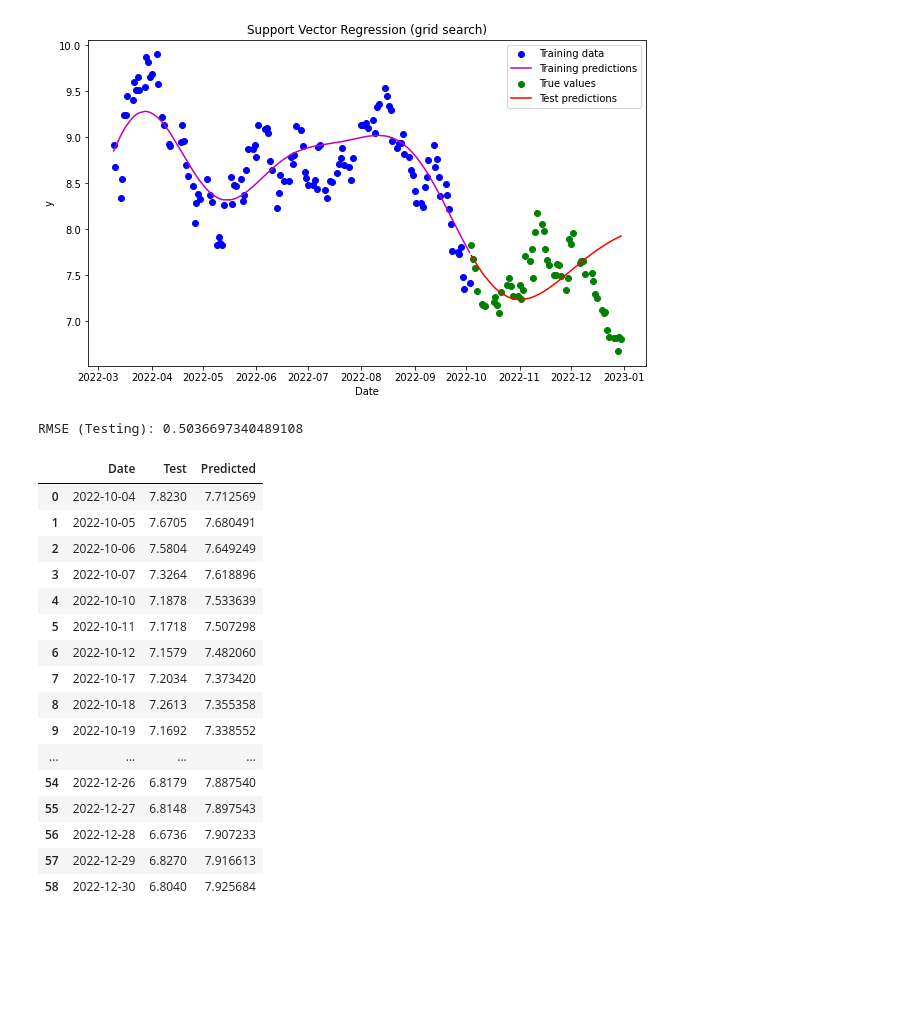
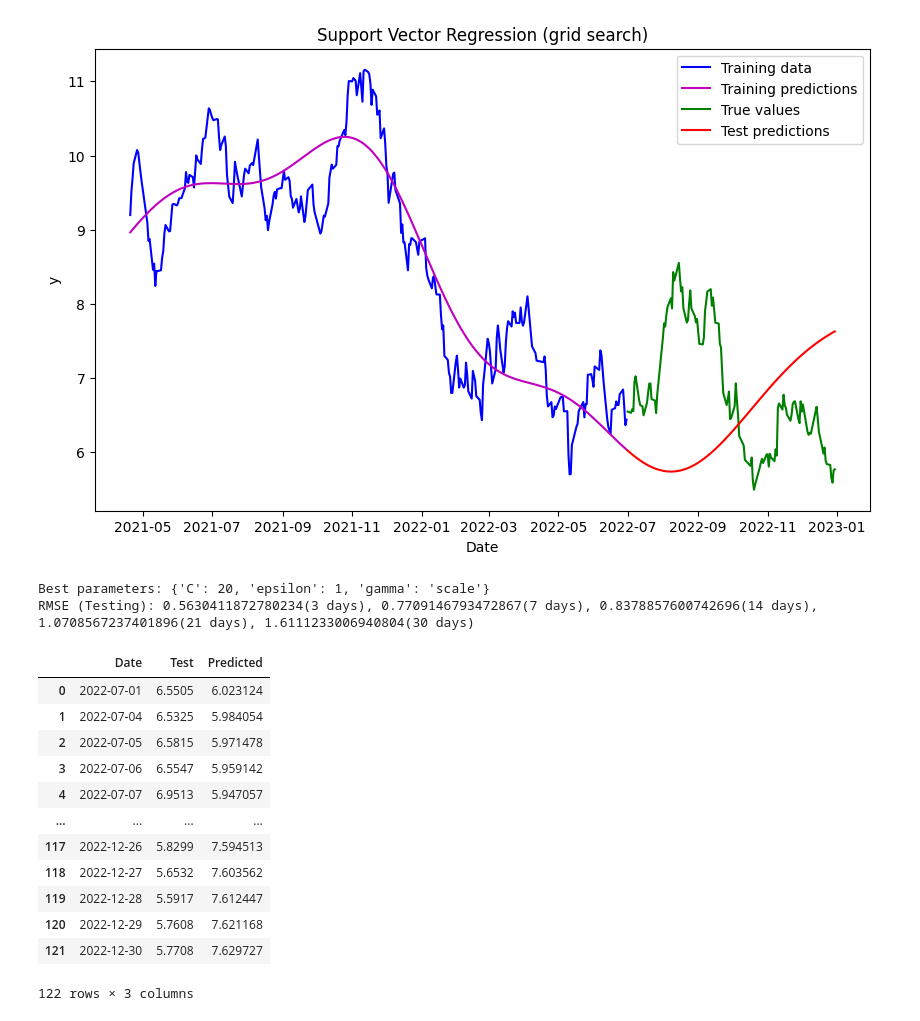
Before and after one commit to taro54071/Finance-Made-Easy-Personalized-Planner, a Jupyter notebook: Python_script/ML Test/SVR.ipynb, the cells around one changed output. Drawn from its saved outputs; the diff is of its cells as text; code cells hidden in the pictures; blank space fills up the shorter version.

```diff
--- a/Python_script/ML Test/SVR.ipynb
+++ b/Python_script/ML Test/SVR.ipynb
@@ -3,12 +3,12 @@ import pandas as pd
 import numpy as np
 from sklearn.svm import SVR
 import matplotlib.pyplot as plt
-from datetime import datetime, date
+from datetime import datetime, date, timedelta
 from sklearn.metrics import mean_squared_error, r2_score, explained_variance_score
 
-path = ''
-file = 'M0017_2565_SSF.csv'
-df = pd.read_csv(f'{path}{file}')
+path = 'C:/Users/Thunyavut/Desktop/Finance-Made-Easy-Personalized-Planner/Python_script/ssf_nav_data'
+file = 'M0152_2564_SSF.csv'
+df = pd.read_csv(f'{path}/{file}')
 df
 # %% [output]
 |  | nav_date | net_asset | last_val | sell_price | buy_price | sell_swap_price | buy_swap_price |
@@ -27,7 +27,8 @@ df
 # %%
 df['nav_date'] = pd.to_datetime(df['nav_date'], format = '%Y-%m-%d')
 # %%
-start_date = datetime(2015, 2, 13)
+from sklearn.model_selection import GridSearchCV
+start_date = datetime(2022, 3, 10)
 timestamps = df['nav_date']
 X = np.array([(t - start_date).days for t in timestamps]).reshape(-1, 1)
 y = np.array(df['last_val']).reshape(-1, 1)
@@ -39,6 +40,7 @@ y_train, y_test = y[:train_size], y[train_size:]
 
 y_train = y_train.ravel()
 y_test = y_test.ravel()
+
 
 # Create and train the SVR model
 svr = SVR(kernel='rbf', gamma='scale')
@@ -54,9 +56,9 @@ dates_test = [start_date + timedelta(days=int(x)) for x in X_test]
 
 # Plot the results
 plt.figure(figsize=(10, 6))
-plt.scatter(dates_train, y_train, color='b', label='Training data')
+plt.plot(dates_train, y_train, color='b', label='Training data')
 plt.plot(dates_train, y_train_pred, color='m', label='Training predictions')
-plt.scatter(dates_test, y_test, color='g', label='True values')
+plt.plot(dates_test, y_test, color='g', label='True values')
 plt.plot(dates_test, y_test_pred, color='r', label='Test predictions')
 plt.xlabel('Date')
 plt.ylabel('y')
@@ -75,9 +77,9 @@ rmse_test = np.sqrt(mse_test)
     #r2_test = r2_score(y_test, y_test_pred)
 
 # Print the best parameters from grid search
-    #print("Best parameters:", grid_search.best_params_)
+#print("Best parameters:", grid_search.best_params_)
     #print("RMSE (Training):", rmse_train)
-print("RMSE (Testing):", rmse_test)
+print("RMSE (Default Testing):", rmse_test)
     #print("Explained Variance (Training):", ev_train)
     #print("Explained Variance (Testing):", ev_test)
     #print("R-squared (Training):", r2_train)
@@ -111,66 +109,72 @@ from sklearn.model_selection import GridSearchCV
 
 # Define the parameter grid for grid search
 param_grid = {
-    'C': [0.05, 0.1, 1, 10],
-    'epsilon': [0.01, 0.1, 0.5],
+    'C': [0.05, 0.1, 0.5, 1, 5, 10, 15, 20, 25, 30],
+    'epsilon': [0.005, 0.01, 0.05, 0.1, 0.5, 1],
     'gamma': ['scale', 'auto'],
 }
 
 # Create the SVR model and perform grid search
 svr = SVR(kernel='rbf')
-grid_search = GridSearchCV(svr, param_grid, cv=25)
+grid_search = GridSearchCV(svr, param_grid, cv=10)
 grid_search.fit(X_train, y_train)
 
 # Get the best SVR model from grid search
 best_svr = grid_search.best_estimator_
 
 # Make predictions on the training and testing sett
 y_train_pred = best_svr.predict(X_train)
 y_test_pred = best_svr.predict(X_test)
 
 # Convert timestamps back to dates for plotting
 dates_train = [start_date + timedelta(days=int(x)) for x in X_train]
 dates_test = [start_date + timedelta(days=int(x)) for x in X_test]
 
 # Plot the results
 plt.figure(figsize=(10, 6))
-plt.scatter(dates_train, y_train, color='b', label='Training data')
+plt.plot(dates_train, y_train, color='b', label='Training data')
 plt.plot(dates_train, y_train_pred, color='m', label='Training predictions')
-plt.scatter(dates_test, y_test, color='g', label='True values')
+plt.plot(dates_test, y_test, color='g', label='True values')
 plt.plot(dates_test, y_test_pred, color='r', label='Test predictions')
 plt.xlabel('Date')
 plt.ylabel('y')
 plt.title('Support Vector Regression (grid search)')
 plt.legend()
 plt.show()
 
 # Evaluate the model
-mse_test = mean_squared_error(y_test, y_test_pred)
-rmse_test = np.sqrt(mse_test)
+mse_test3 = mean_squared_error(y_test[0:3], y_test_pred[0:3])
+rmse_test3 = np.sqrt(mse_test3)
+mse_test7 = mean_squared_error(y_test[0:7], y_test_pred[0:7])
+rmse_test7 = np.sqrt(mse_test7)
+mse_test14 = mean_squared_error(y_test[0:14], y_test_pred[0:14])
+rmse_test14 = np.sqrt(mse_test14)
+mse_test21 = mean_squared_error(y_test[0:21], y_test_pred[0:21])
+rmse_test21 = np.sqrt(mse_test21)
+mse_test30 = mean_squared_error(y_test[0:30], y_test_pred[0:30])
+rmse_test30 = np.sqrt(mse_test30)
 
 # Print rmse
-print("RMSE (Testing):", rmse_test)
+print("Best parameters:", grid_search.best_params_)
+print("RMSE (Testing): {}(3 days), {}(7 days), {}(14 days), {}(21 days), {}(30 days)".format(rmse_test3,rmse_test7,rmse_test14,rmse_test21,rmse_test30))
 
 # Print the test data and predicted data
 x= pd.DataFrame({'Date':dates_test, 'Test':y_test.flatten(), 'Predicted':y_test_pred.flatten()})
 x
 # %% [output]
-[figure, old version]
+[figure, new version]
-RMSE (Testing): 0.5036697340489108
+Best parameters: {'C': 20, 'epsilon': 1, 'gamma': 'scale'}
+RMSE (Testing): 0.5630411872780234(3 days), 0.7709146793472867(7 days), 0.8378857600742696(14 days), 1.0708567237401896(21 days), 1.6111233006940804(30 days)
 |  | Date | Test | Predicted |
-| 0 | 2022-10-04 | 7.8230 | 7.712569 |
-| 1 | 2022-10-05 | 7.6705 | 7.680491 |
-| 2 | 2022-10-06 | 7.5804 | 7.649249 |
-| 3 | 2022-10-07 | 7.3264 | 7.618896 |
-| 4 | 2022-10-10 | 7.1878 | 7.533639 |
-| 5 | 2022-10-11 | 7.1718 | 7.507298 |
-| 6 | 2022-10-12 | 7.1579 | 7.482060 |
-| 7 | 2022-10-17 | 7.2034 | 7.373420 |
-| 8 | 2022-10-18 | 7.2613 | 7.355358 |
-| 9 | 2022-10-19 | 7.1692 | 7.338552 |
+| 0 | 2022-07-01 | 6.5505 | 6.023124 |
+| 1 | 2022-07-04 | 6.5325 | 5.984054 |
+| 2 | 2022-07-05 | 6.5815 | 5.971478 |
+| 3 | 2022-07-06 | 6.5547 | 5.959142 |
+| 4 | 2022-07-07 | 6.9513 | 5.947057 |
 | ... | ... | ... | ... |
-| 54 | 2022-12-26 | 6.8179 | 7.887540 |
-| 55 | 2022-12-27 | 6.8148 | 7.897543 |
-| 56 | 2022-12-28 | 6.6736 | 7.907233 |
-| 57 | 2022-12-29 | 6.8270 | 7.916613 |
-| 58 | 2022-12-30 | 6.8040 | 7.925684 |
+| 117 | 2022-12-26 | 5.8299 | 7.594513 |
+| 118 | 2022-12-27 | 5.6532 | 7.603562 |
+| 119 | 2022-12-28 | 5.5917 | 7.612447 |
+| 120 | 2022-12-29 | 5.7608 | 7.621168 |
+| 121 | 2022-12-30 | 5.7708 | 7.629727 |
+122 rows × 3 columns
```
Also changed, not shown: parts of 9 cells of this notebook, 10 other files.
